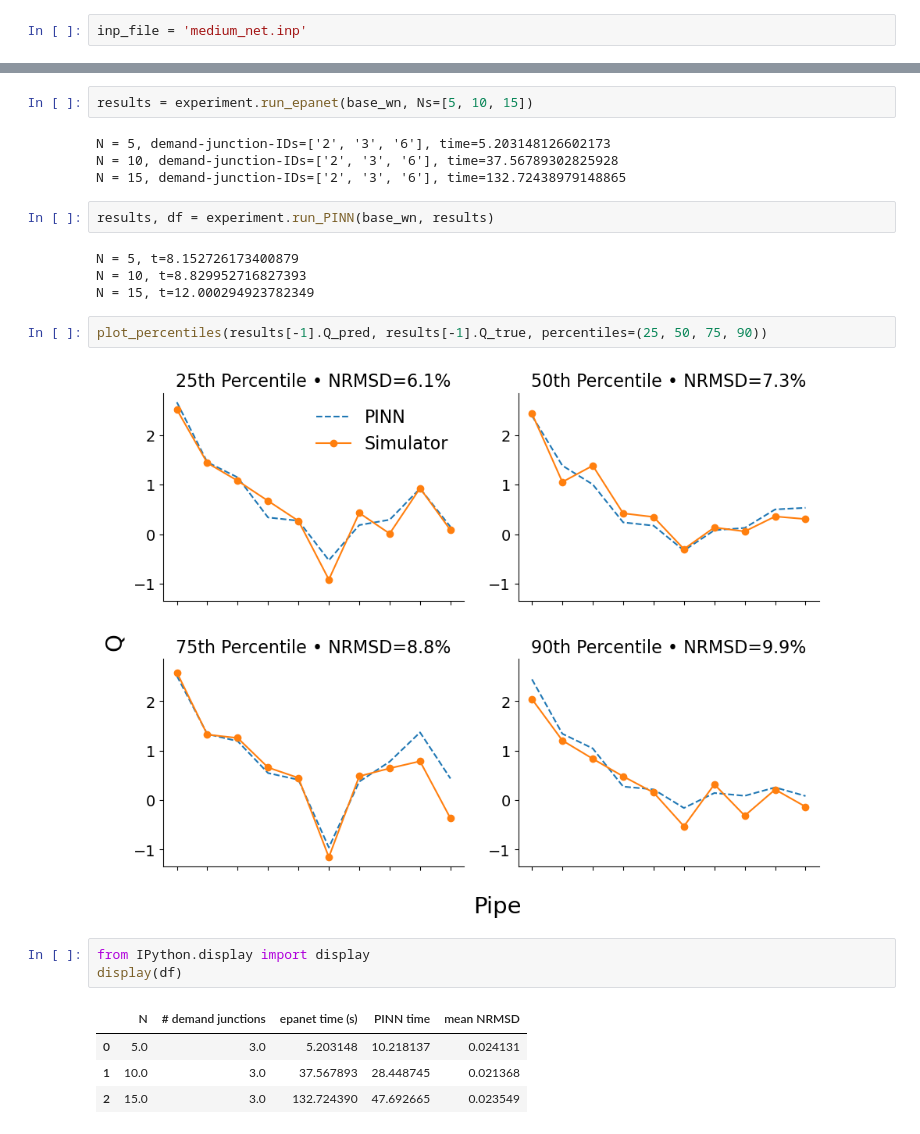
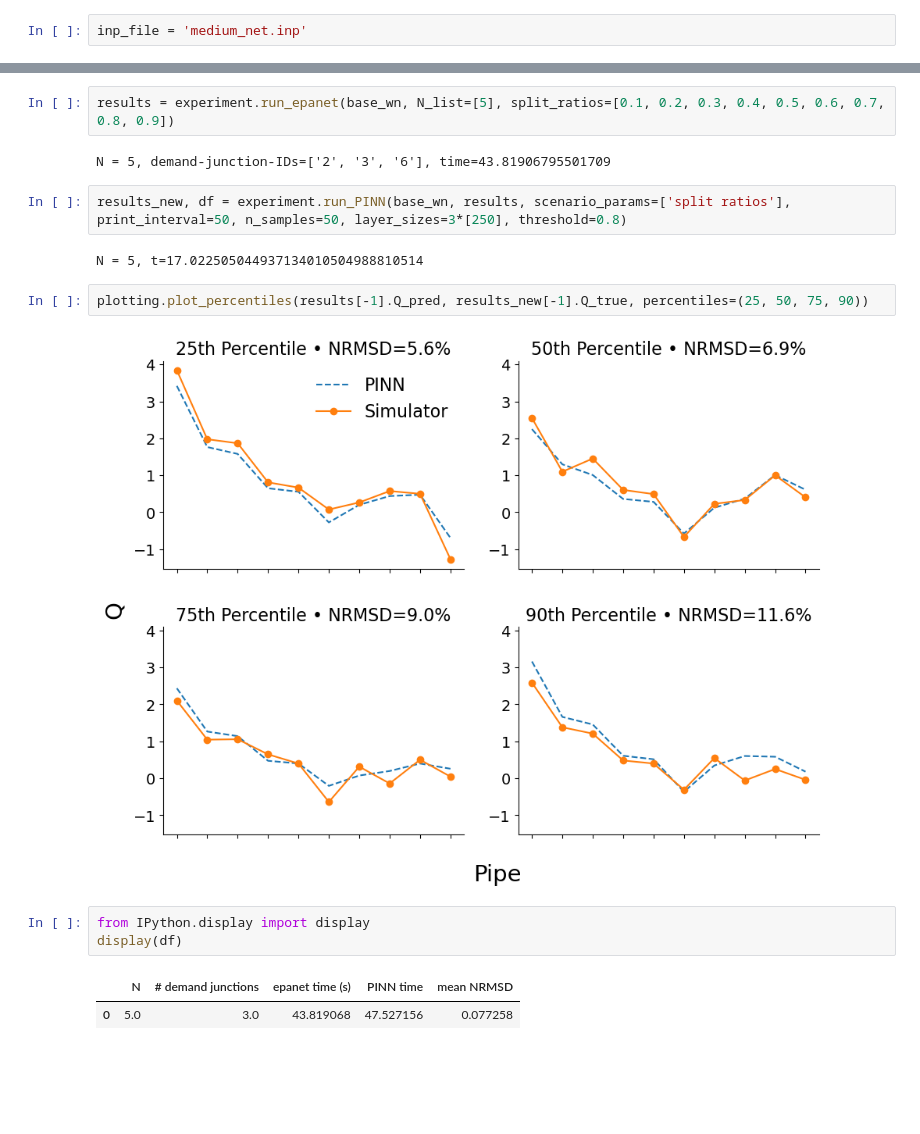
Before and after one commit to johanslettengren/synthetic-anomaly-generation, a Jupyter notebook: analysis.ipynb, the cells around one changed output, grey strips where cells are left out. Saved outputs shown, nothing was run; the diff lists cells and outputs as text; blank space fills up the shorter version.

```diff
--- a/analysis.ipynb
+++ b/analysis.ipynb
@@ -14,24 +25,18 @@ plotting.plot_network(base_wn, node_size=18, label_offset=8)
 # %%
-results = experiment.run_epanet(base_wn, Ns=[5, 10, 15])
+results = experiment.run_epanet(base_wn, N_list=[5], split_ratios=[0.1, 0.2, 0.3, 0.4, 0.5, 0.6, 0.7, 0.8, 0.9])
 # %% [output]
-N = 5, demand-junction-IDs=['2', '3', '6'], time=5.203148126602173
-N = 10, demand-junction-IDs=['2', '3', '6'], time=37.56789302825928
-N = 15, demand-junction-IDs=['2', '3', '6'], time=132.72438979148865
+N = 5, demand-junction-IDs=['2', '3', '6'], time=43.81906795501709
 # %%
-results, df = experiment.run_PINN(base_wn, results)
+results_new, df = experiment.run_PINN(base_wn, results, scenario_params=['split ratios'], print_interval=50, n_samples=50, layer_sizes=3*[250], threshold=0.8)
 # %% [output]
-N = 5, t=8.152726173400879
-N = 10, t=8.829952716827393
-N = 15, t=12.000294923782349
+N = 5, t=17.022505044937134010504988810514
 # %%
-plot_percentiles(results[-1].Q_pred, results[-1].Q_true, percentiles=(25, 50, 75, 90))
+plotting.plot_percentiles(results[-1].Q_pred, results_new[-1].Q_true, percentiles=(25, 50, 75, 90))
 # %% [output]
-[figure, old version]
+[figure, new version]
 # %%
 from IPython.display import display
 display(df)
 # %% [output]
 |  | N | # demand junctions | epanet time (s) | PINN time | mean NRMSD |
-| 0 | 5.0 | 3.0 | 5.203148 | 10.218137 | 0.024131 |
-| 1 | 10.0 | 3.0 | 37.567893 | 28.448745 | 0.021368 |
-| 2 | 15.0 | 3.0 | 132.724390 | 47.692665 | 0.023549 |
+| 0 | 5.0 | 3.0 | 43.819068 | 47.527156 | 0.077258 |
```
Also changed, not shown: parts of 4 cells of this notebook, 10 other files.
